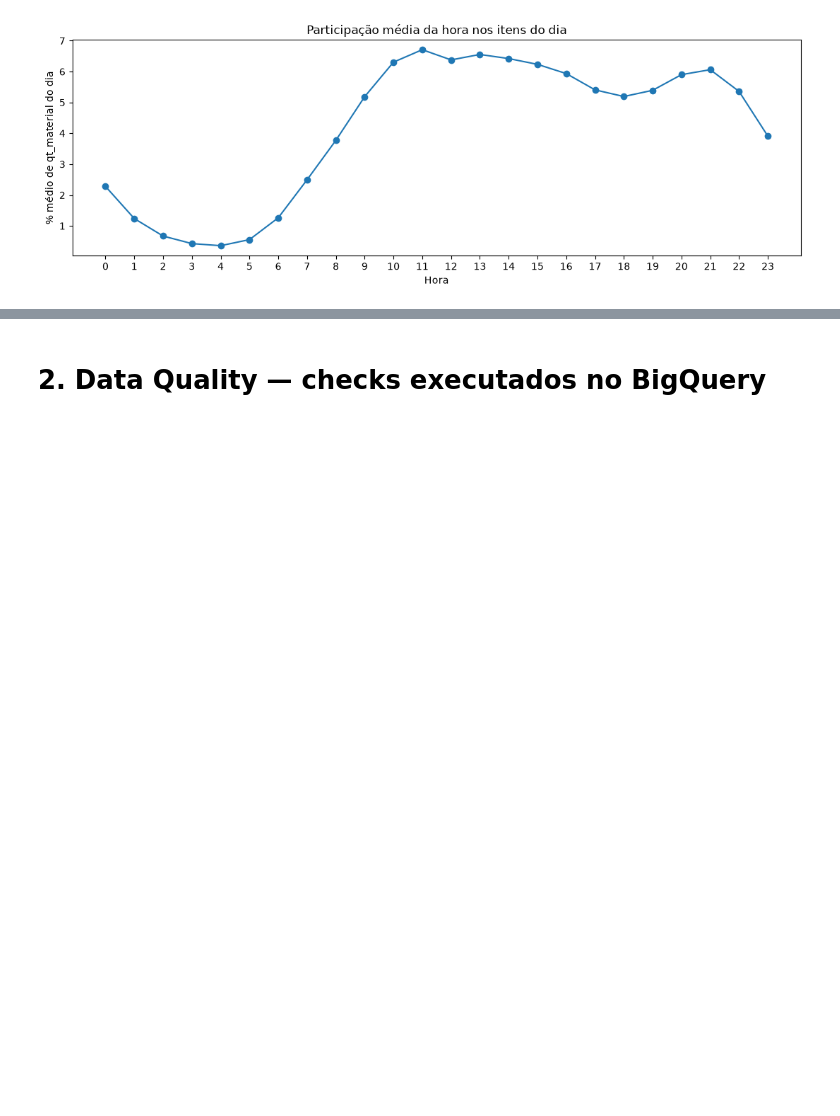
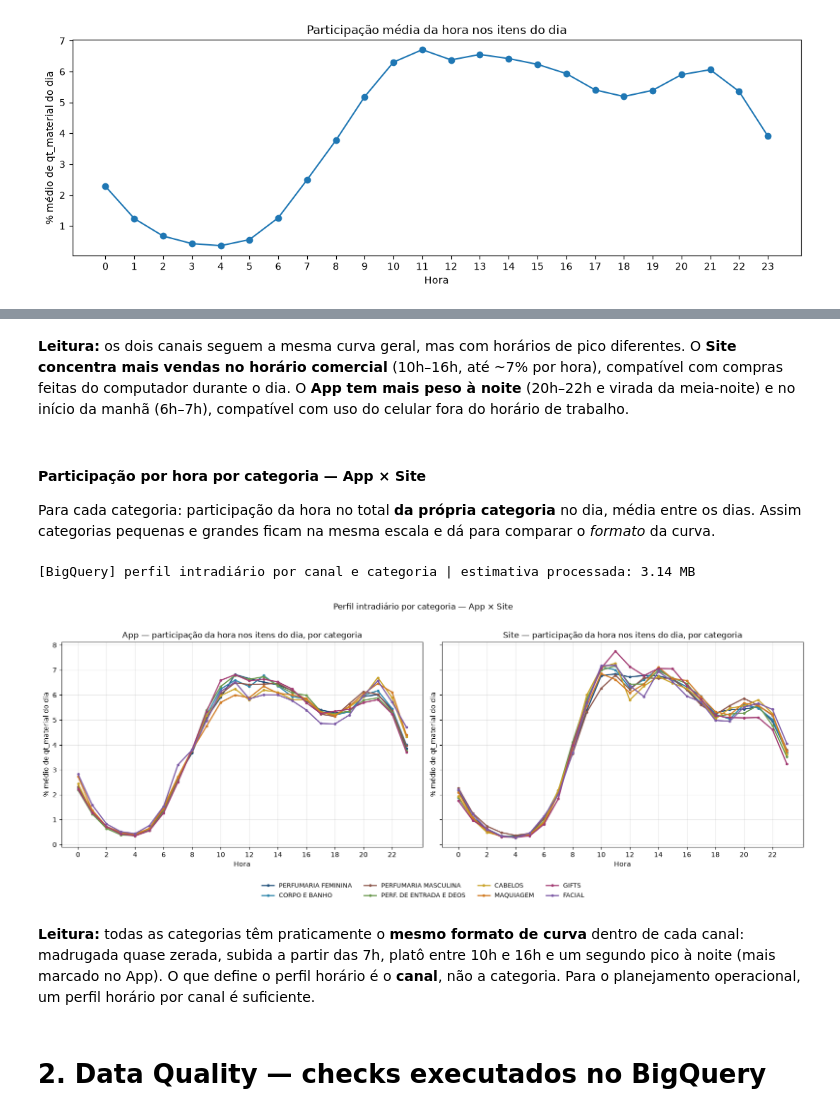
Before and after one commit to guisoares10/Projeto-GB, a Jupyter notebook: notebooks/01_eda_data_quality.ipynb, the cells around one changed output, grey strips where cells are left out. Cells and saved outputs as stored; diff of their text form; code cells hidden in the pictures; blank space fills up the shorter version.

```diff
--- a/notebooks/01_eda_data_quality.ipynb
+++ b/notebooks/01_eda_data_quality.ipynb
@@ -1417,3 +1469,82 @@ plt.show()
+# %% [markdown]
+**Leitura:** os dois canais seguem a mesma curva geral, mas com horários de pico diferentes. O **Site concentra mais vendas no horário comercial** (10h–16h, até ~7% por hora), compatível com compras feitas do computador durante o dia. O **App tem mais peso à noite** (20h–22h e virada da meia-noite) e no início da manhã (6h–7h), compatível com uso do celular fora do horário de trabalho.
+# %% [markdown]
+#### Participação por hora por categoria — App × Site
+
+Para cada categoria: participação da hora no total **da própria categoria** no dia, média entre os dias. Assim categorias pequenas e grandes ficam na mesma escala e dá para comparar o *formato* da curva.
+# %%
+sql_hourly_category = f"""
+WITH base AS (
+  SELECT
+    DATE(dt_hr_venda) AS data,
+    EXTRACT(HOUR FROM dt_hr_venda) AS hora,
+    des_canal_venda_final_agrup,
+    des_categoria_material,
+    SUM(qt_material) AS qt_material
+  FROM `{TABLE_ID}`
+  WHERE {DATE_FILTER}
+    AND SAFE_CAST(des_categoria_material AS NUMERIC) IS NULL
+  GROUP BY 1, 2, 3, 4
+),
+dia AS (
+  SELECT data, des_canal_venda_final_agrup, des_categoria_material, SUM(qt_material) AS qt_material_dia
+  FROM base
+  GROUP BY 1, 2, 3
+  HAVING SUM(qt_material) > 0
+),
+n_dias AS (
+  SELECT des_canal_venda_final_agrup, des_categoria_material, COUNT(*) AS n_dias
+  FROM dia
+  GROUP BY 1, 2
+)
+SELECT
+  b.des_canal_venda_final_agrup,
+  b.des_categoria_material,
+  b.hora,
+  SUM(SAFE_DIVIDE(b.qt_material, d.qt_material_dia)) / ANY_VALUE(n.n_dias) AS share_qt_material_media
+FROM base b
+JOIN dia d USING (data, des_canal_venda_final_agrup, des_categoria_material)
+JOIN n_dias n USING (des_canal_venda_final_agrup, des_categoria_material)
+GROUP BY 1, 2, 3
+ORDER BY 1, 2, 3
+"""
+
+hourly_category = run_bq(sql_hourly_category, "perfil intradiário por canal e categoria")
+
+fig, axes = plt.subplots(1, 2, figsize=(16, 6), sharey=True)
+
+for ax, canal in zip(axes, ["App", "Site"]):
+    perfil = (
+        hourly_category[hourly_category["des_canal_venda_final_agrup"] == canal]
+        .pivot(index="hora", columns="des_categoria_material", values="share_qt_material_media")
+        .reindex(index=range(24), columns=categorias)
+        .fillna(0)
+        * 100
+    )
+    for categoria in categorias:
+        ax.plot(
+            perfil.index, perfil[categoria],
+            color=cores[categoria], linewidth=1.8, marker="o", markersize=3,
+            label=categoria,
+        )
+
+    ax.set_title(f"{canal} — participação da hora nos itens do dia, por categoria")
+    ax.set_xlabel("Hora")
+    ax.set_ylabel("% médio de qt_material do dia")
+    ax.set_xticks(range(0, 24, 2))
+    ax.grid(alpha=0.3)
+
+handles, labels = axes[0].get_legend_handles_labels()
+fig.legend(handles, labels, loc="lower center", ncol=4, fontsize=9, frameon=False, bbox_to_anchor=(0.5, -0.02))
+
+fig.suptitle("Perfil intradiário por categoria — App × Site", y=1.02)
+fig.tight_layout(rect=(0, 0.08, 1, 1))
+plt.show()
+# %% [output]
+[BigQuery] perfil intradiário por canal e categoria | estimativa processada: 3.14 MB
+[figure, added]
+# %% [markdown]
+**Leitura:** todas as categorias têm praticamente o **mesmo formato de curva** dentro de cada canal: madrugada quase zerada, subida a partir das 7h, platô entre 10h e 16h e um segundo pico à noite (mais marcado no App). O que define o perfil horário é o **canal**, não a categoria. Para o planejamento operacional, um perfil horário por canal é suficiente.
 # %% [markdown]
 # 2. Data Quality — checks executados no BigQuery
 # %% [markdown]
```
Also changed, not shown: parts of 9 cells of this notebook.
